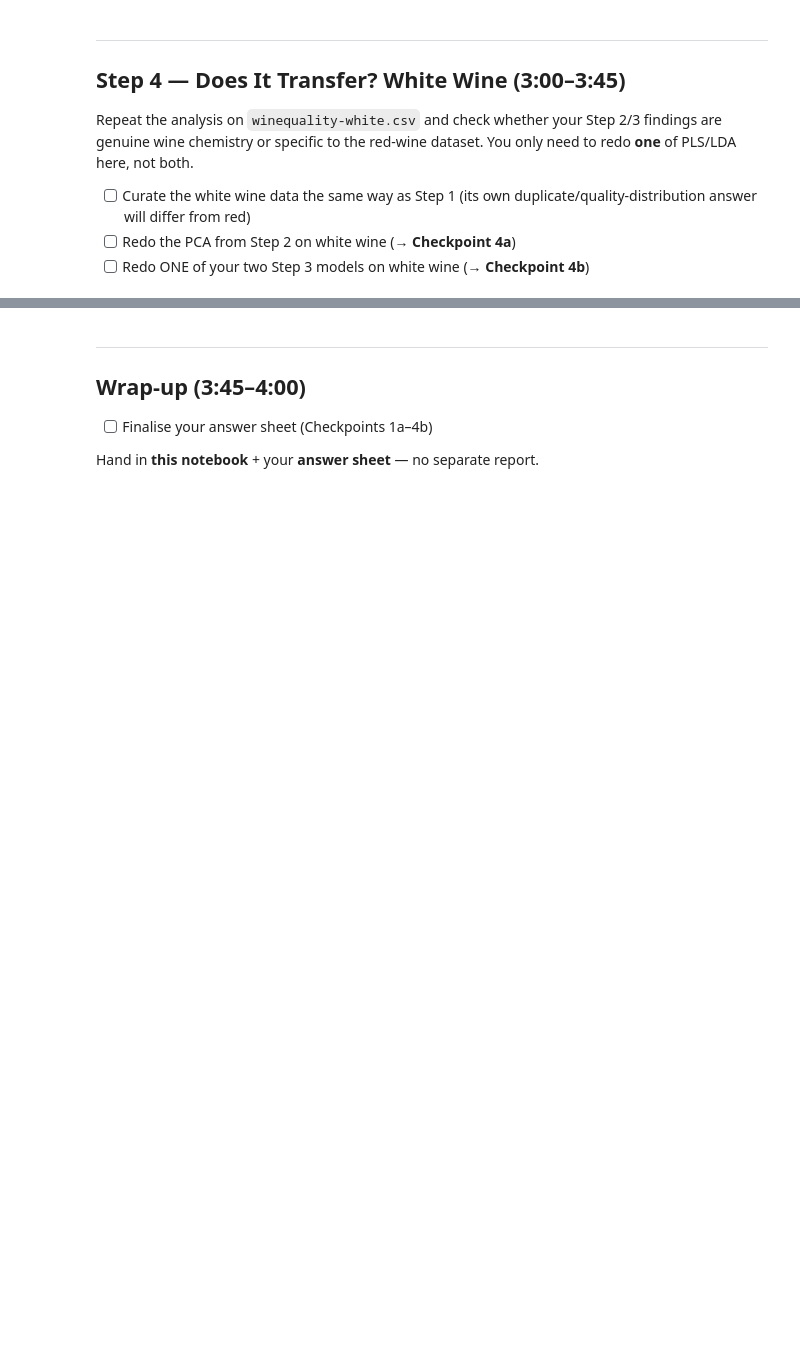
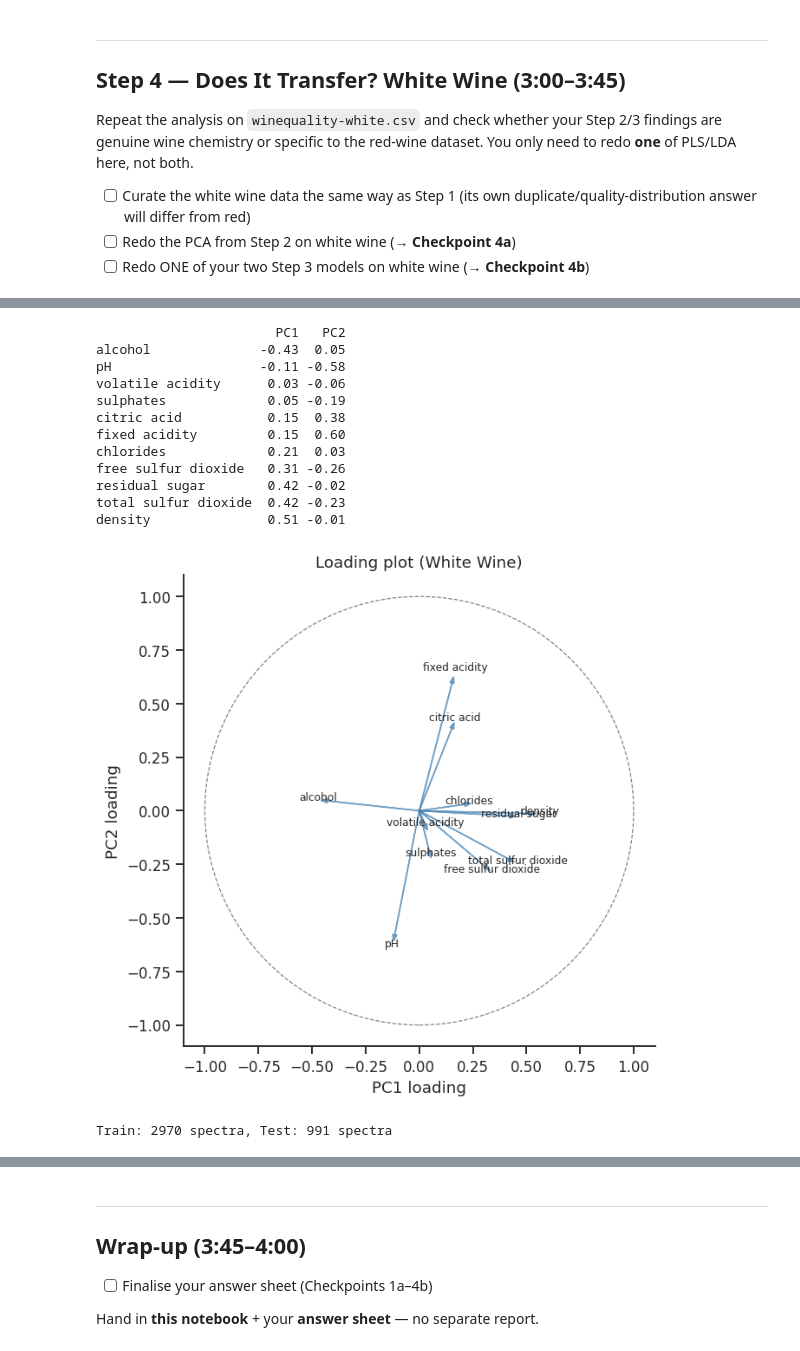
Before and after one commit to evagulevska-ctrl/1kb570_2026, a Jupyter notebook: Labs/02_modelling_wine_quality/starter_notebook.ipynb, the cells around one changed output, grey strips where cells are left out. Saved outputs shown, nothing was run; the diff lists cells and outputs as text; code cells hidden in the pictures; blank space fills up the shorter version.

```diff
--- a/Labs/02_modelling_wine_quality/starter_notebook.ipynb
+++ b/Labs/02_modelling_wine_quality/starter_notebook.ipynb
@@ -398,5 +589,44 @@ dataset. You only need to redo **one** of PLS/LDA here, not both.
+# %%
+# TODO: loading plot for PC1 vs PC2 -- which variables have the largest
+# loadings, and in which direction?
+loadings_df_white = pd.DataFrame(pca_sklearn_white.components_[:2].T, index=x_white.columns,
+                            columns=['PC1', 'PC2'])
+print(loadings_df_white.round(2).sort_values('PC1'))
+
+fig, ax = plt.subplots(figsize=(7, 6))
+for var_name in x_white.columns:
+    x_coord, y_coord = loadings_df_white.loc[var_name, 'PC1'], loadings_df_white.loc[var_name, 'PC2']
+    ax.arrow(0, 0, x_coord, y_coord, head_width=0.02, color='steelblue', alpha=0.7)
+    ax.text(x_coord*1.1, y_coord*1.1, var_name, fontsize=8, ha='center')
+circle = plt.Circle((0, 0), 1, fill=False, color='gray', ls='--', lw=0.8)
+ax.add_patch(circle)
+ax.set_xlim(-1.1, 1.1); ax.set_ylim(-1.1, 1.1)
+ax.set_xlabel('PC1 loading'); ax.set_ylabel('PC2 loading')
+ax.set_aspect('equal')
+ax.set_title('Loading plot (White Wine)')
+sns.despine(ax=ax)
+plt.tight_layout()
+plt.show()
+# %% [output]
+                       PC1   PC2
+alcohol              -0.43  0.05
+pH                   -0.11 -0.58
+volatile acidity      0.03 -0.06
+sulphates             0.05 -0.19
+citric acid           0.15  0.38
+fixed acidity         0.15  0.60
+chlorides             0.21  0.03
+free sulfur dioxide   0.31 -0.26
+residual sugar        0.42 -0.02
+total sulfur dioxide  0.42 -0.23
+density               0.51 -0.01
+[figure, added]
 # %%
 # TODO: redo ONE of your two Step 3 models (PLS or LDA -- your choice) on
 # white wine, same methodology as before. Compare validated performance and
 # top variables to your red-wine result (Checkpoint 3a/3b/3d) -- write the
 # comparison on the answer sheet (Checkpoint 4b).
+X_train_white, X_test_white, y_train_white, y_test_white = train_test_split(x_white, y_white, test_size=0.25, random_state=0)
+print(f'Train: {X_train_white.shape[0]} spectra, Test: {X_test_white.shape[0]} spectra')
+# %% [output]
+Train: 2970 spectra, Test: 991 spectra
```
Also changed, not shown: parts of 29 cells of this notebook.
